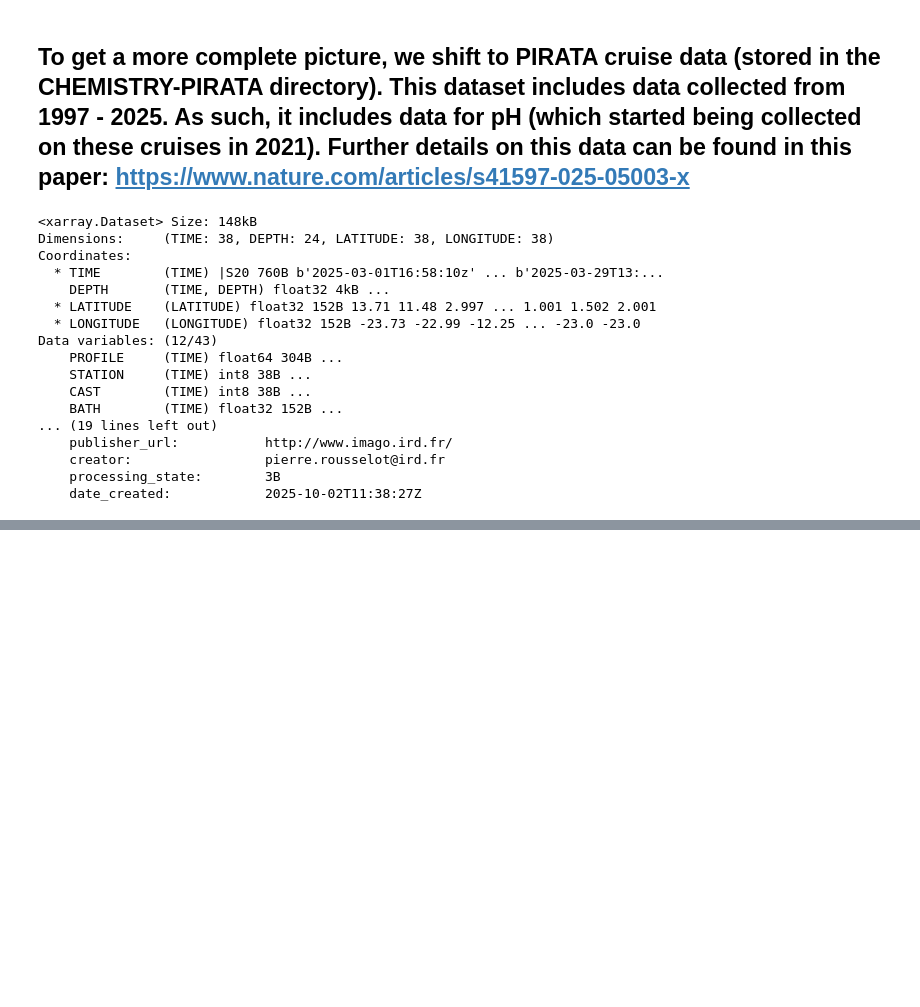
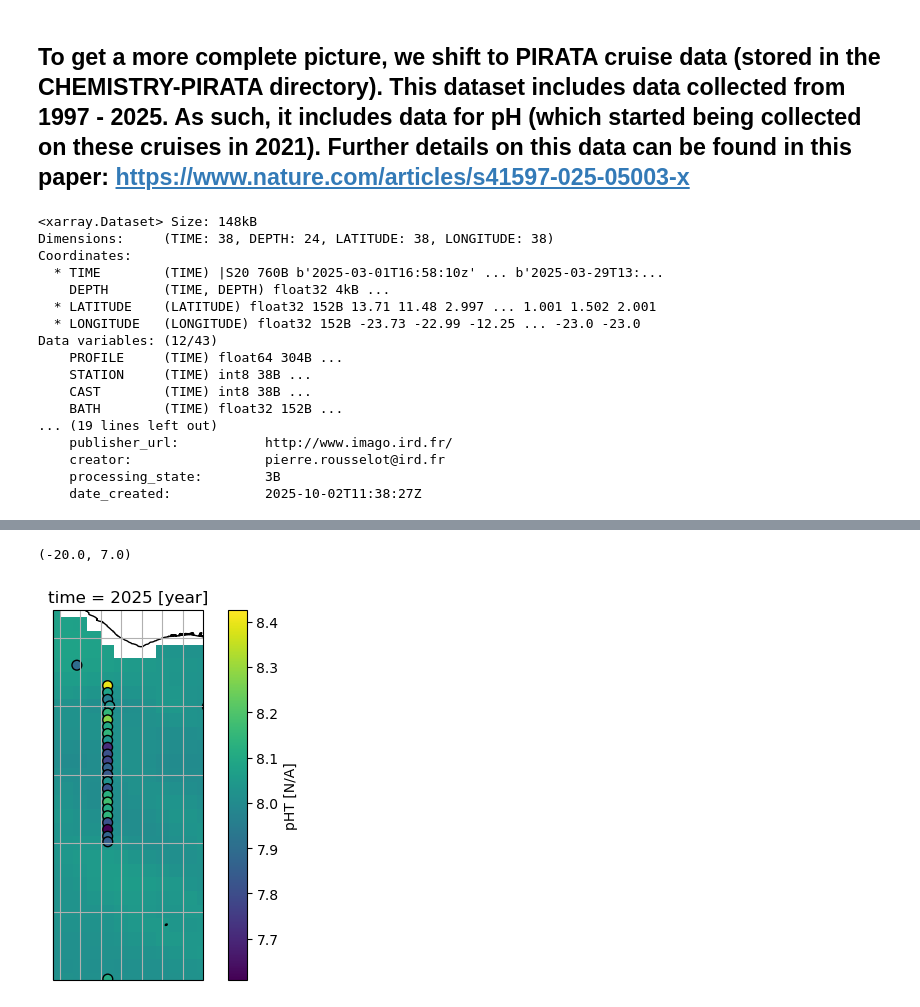
Before and after one commit to jaimeeian/CISP_Chaac-OA, a Jupyter notebook: CMA_workbook.ipynb, the cells around one changed output, grey strips where cells are left out. Saved outputs shown, nothing was run; the diff lists cells and outputs as text; code cells hidden in the pictures; blank space fills up the shorter version.

```diff
--- a/CMA_workbook.ipynb
+++ b/CMA_workbook.ipynb
@@ -382,0 +399,16 @@ ValueError: cannot reindex or align along dimension 'LATITUDE' because the (pand
+# %%
+# Here we plot the buoy data as a scatter plot on top of the previous plot, color coded by the depth-averaged pH values
+
+ax = plt.subplot(projection=ccrs.PlateCarree())
+ax.coastlines()
+ax.gridlines()
+pH_global.interp(time=2025, kwargs={"fill_value": "extrapolate"}).plot(ax=ax, transform=ccrs.PlateCarree())
+ax.scatter(x = FR35.LONGITUDE, y = FR35.LATITUDE, c = FR35.PHPH.mean(dim="DEPTH"), s=50, edgecolors='black')
+
+# The previously defined coordinates encompassing the West African region serves as a basis for the focus region for this plot.
+# Minor adjustments are made to focus the buoy data
+ax.set_xlim([WA_lims['lon'][0]+7, WA_lims['lon'][1]-30])
+ax.set_ylim([WA_lims['lat'][0]-20, WA_lims['lat'][1]-20])
+# %% [output]
+(-20.0, 7.0)
+[figure, added]
```
Also changed, not shown: parts of 11 cells of this notebook.
